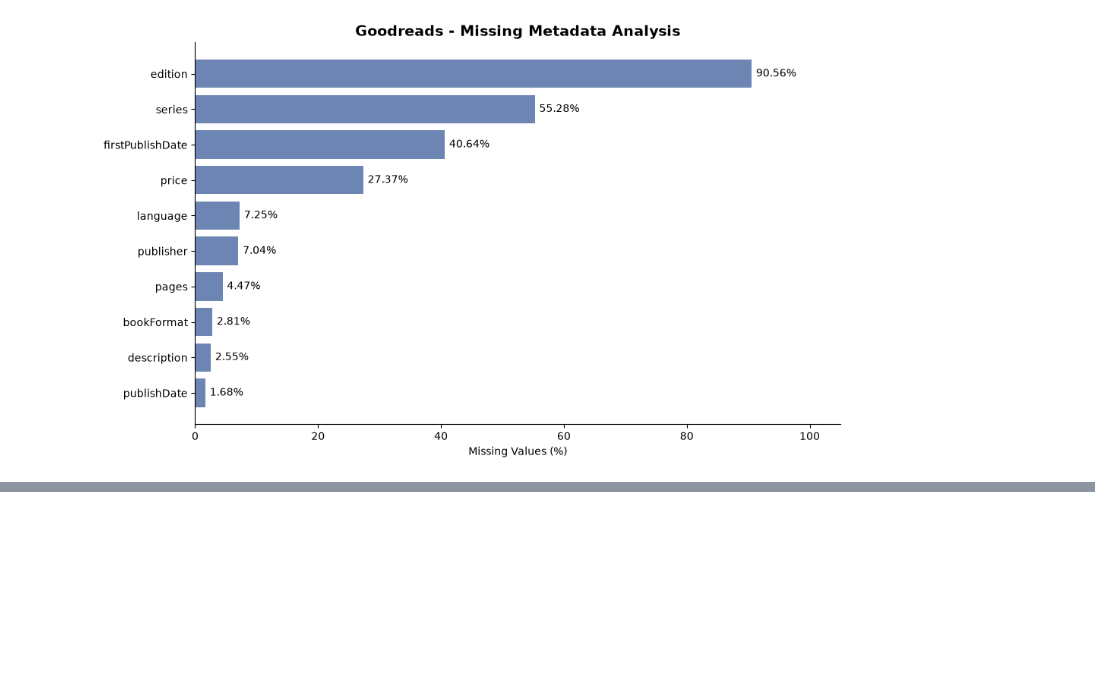
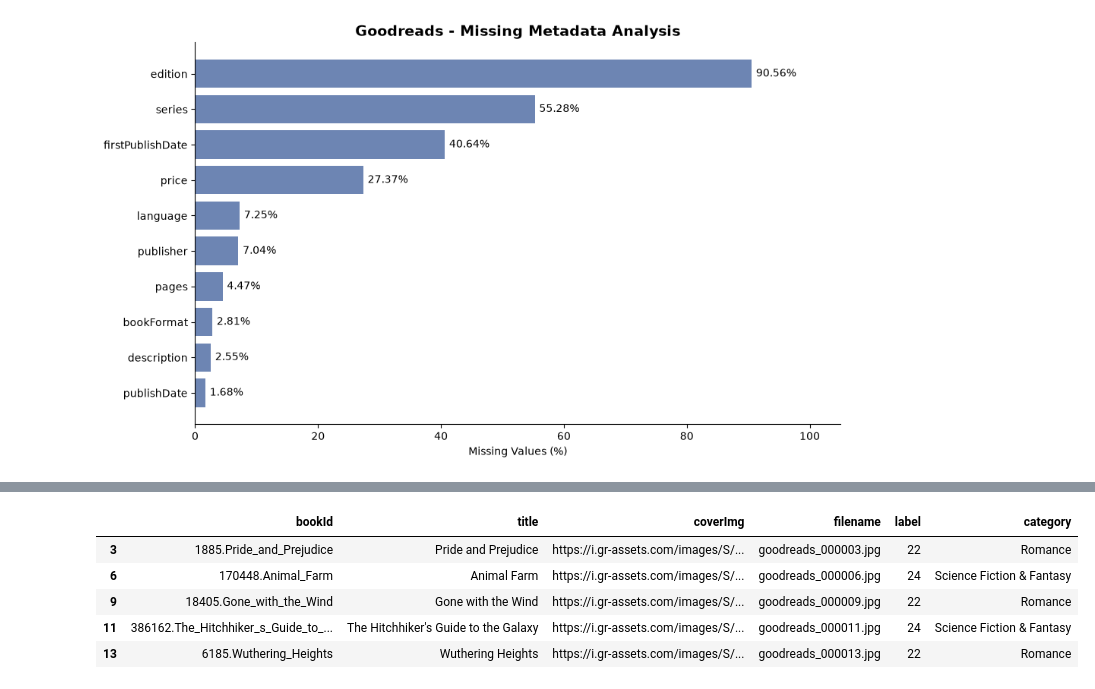
Before and after one commit to amineazra/book-cover-classification-bookstat, a Jupyter notebook: notebooks/02_secondary_dataset_exploration.ipynb, the cells around one changed output, grey strips where cells are left out. Saved outputs shown, nothing was run; the diff lists cells and outputs as text; code cells hidden in the pictures; blank space fills up the shorter version.

```diff
--- a/notebooks/02_secondary_dataset_exploration.ipynb
+++ b/notebooks/02_secondary_dataset_exploration.ipynb
@@ -368,0 +565,93 @@ plt.show()
+# %%
+# İlk aşamada kullanılacak kategoriler
+selected_labels = {
+    17: "Mystery, Thriller & Suspense",
+    22: "Romance",
+    24: "Science Fiction & Fantasy"
+}
+
+# Başka bir kategoriye işaret edebilecek türler
+excluded_genres = {
+    "Children's",
+    "Middle Grade",
+    "Picture Books",
+    "Graphic Novels",
+    "Comics",
+    "Manga"
+}
+
+# Tek kategoriye eşleşen kitaplar
+filtered_df = candidate_df[
+    candidate_df["candidate_count"] == 1
+].copy()
+
+filtered_df["label"] = (
+    filtered_df["candidate_labels"].str[0]
+)
+
+# Seçilen üç kategori
+filtered_df = filtered_df[
+    filtered_df["label"].isin(selected_labels)
+].copy()
+
+# Çakışabilecek türleri ele
+filtered_df = filtered_df[
+    ~filtered_df["genre_list"].apply(
+        lambda genres: bool(set(genres) & excluded_genres)
+    )
+].copy()
+
+# Tekrarlanan kayıtları kaldır
+filtered_df = filtered_df.drop_duplicates(
+    subset="bookId",
+    keep="first"
+)
+
+filtered_df = filtered_df.drop_duplicates(
+    subset="coverImg",
+    keep="first"
+)
+
+# Kategori adlarını ekle
+filtered_df["category"] = (
+    filtered_df["label"].map(selected_labels)
+)
+
+# Orijinal CSV satır numarasıyla benzersiz dosya adı
+filtered_df = filtered_df.copy()
+
+filtered_df["filename"] = [
+    f"goodreads_{idx:06d}.jpg"
+    for idx in filtered_df.index
+]
+
+# İndirilecek kayıt listesi
+download_manifest = filtered_df[
+    ["bookId", "title", "coverImg",
+     "filename", "label", "category"]
+].copy()
+
+# Listeyi kaydet
+PROCESSED_DIR = PROJECT_ROOT / "data" / "processed"
+PROCESSED_DIR.mkdir(parents=True, exist_ok=True)
+
+manifest_path = (
+    PROCESSED_DIR / "goodreads_download_manifest.csv"
+)
+
+download_manifest.to_csv(
+    manifest_path,
+    index=False,
+    encoding="utf-8-sig"
+)
+
+print("İndirilecek aday kitap:", len(download_manifest))
+
+print("\nKategori dağılımı:")
+print(download_manifest["category"].value_counts())
+
+print("\nListe kaydedildi:")
+print(manifest_path)
+
+display(download_manifest.head())
+# %% [output]
@@ -368,0 +669,6 @@ plt.show()
+|  | bookId | title | coverImg | filename | label | category |
+| 3 | 1885.Pride_and_Prejudice | Pride and Prejudice | https://i.gr-assets.com/images/S/... | goodreads_000003.jpg | 22 | Romance |
+| 6 | 170448.Animal_Farm | Animal Farm | https://i.gr-assets.com/images/S/... | goodreads_000006.jpg | 24 | Science Fiction & Fantasy |
+| 9 | 18405.Gone_with_the_Wind | Gone with the Wind | https://i.gr-assets.com/images/S/... | goodreads_000009.jpg | 22 | Romance |
+| 11 | 386162.The_Hitchhiker_s_Guide_to_... | The Hitchhiker's Guide to the Galaxy | https://i.gr-assets.com/images/S/... | goodreads_000011.jpg | 24 | Science Fiction & Fantasy |
+| 13 | 6185.Wuthering_Heights | Wuthering Heights | https://i.gr-assets.com/images/S/... | goodreads_000013.jpg | 22 | Romance |
```
Also changed, not shown: parts of 12 cells of this notebook, 3 other files.
